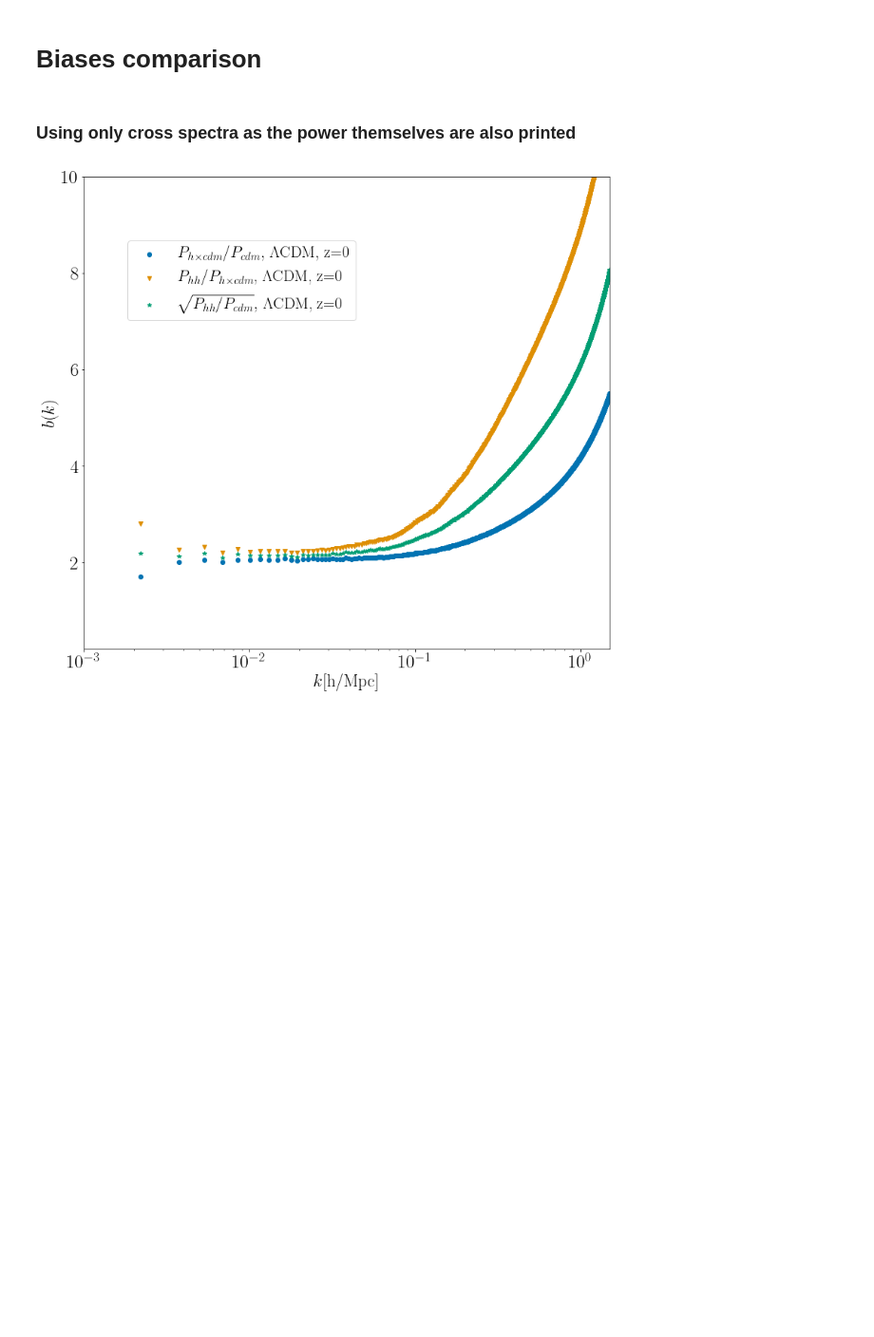
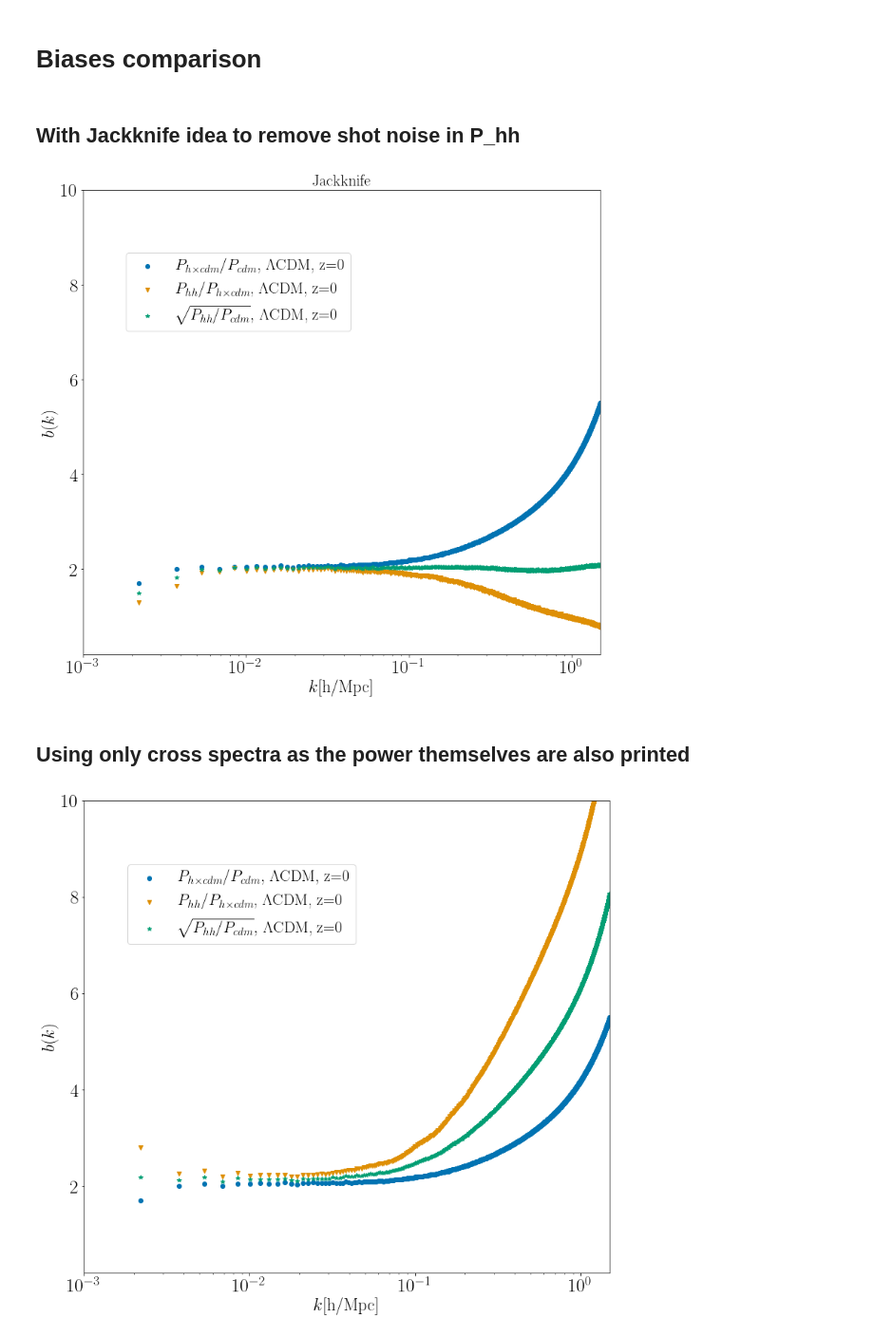
Before and after one commit to FarbodHassani/Doppler_RSD_N-body, a Jupyter notebook: Analysis-notebooks/Halo_bias.ipynb, the cells around one changed output. Shown: that part at 95% size. Drawn from its saved outputs; the diff is of its cells as text; code cells hidden in the pictures; blank space fills up the shorter version.

```diff
--- a/Analysis-notebooks/Halo_bias.ipynb
+++ b/Analysis-notebooks/Halo_bias.ipynb
@@ -47,6 +47,7 @@ directory = "/Users/farbod/Dropbox/Projects/Doppler_RSD/Data/Powerpsectra_correl
 directory_halo = "/Users/farbod/Dropbox/Projects/Doppler_RSD/Data/Power_spectra_correlation_function_RSD_noRSD_Halos/"
 # directory_power = "/Users/farbod/Dropbox/Projects/Doppler_RSD//Data/kevolution_gevolution_power_output/"
 directory_cross = "/Users/farbod/Dropbox/Projects/Doppler_RSD/Data/HaloxPcls_CrossPowerSpectra///"
+directory_jackknife = "/Users/farbod/Dropbox/Projects/Doppler_RSD/Data/AutoCorrelation_Halos_Jackknife//"
 
 files=["gevolution_boxsize_4032_ngrid_4608_lcdm_05062020",
        "gevolution_boxsize_4032_ngrid_4608_w_0m9_cs2_1_05062020",
@@ -77,6 +78,8 @@ for j in range(5): # file
 #         data['halo']['noRSD'][files_list[j]]['cor']['z='+str(redshifts[i])]=load(directory_halo+"/no_RSD//CF_full_"+files[j]+"_z_"+str(redshifts[i])+".npy");
 #         data['halo']['RSD'][files_list[j]]['cor']['z='+str(redshifts[i])]=load(directory_halo+"/RSD/CF_full_"+files[j]+"_z_"+str(redshifts[i])+".npy");
         data['cross']['noRSD'][files_list[j]]['pow']['z='+str(redshifts[i])]=load(directory_cross+"/noRSD/Cross_powerspectra_no_RSD///cross_pk3D_"+files[j]+"_z_"+str(redshifts[i])+".npy");
+        data['halo']['noRSD'][files_list[j]]['pow_jackknife']['z='+str(redshifts[i])]=load(directory_jackknife+"/Jackknife_Halos///Jackknife_pk3D_"+files[j]+"_z_"+str(redshifts[i])+".npy");
+        data['halo']['RSD'][files_list[j]]['pow_jackknife']['z='+str(redshifts[i])]=load(directory_jackknife+"/Jackknife_Halos_RSD//Jackknife_pk3D_"+files[j]+"_z_"+str(redshifts[i])+".npy");
 
         if (j==0):
             data['cross']['RSD'][files_list[j]]['pow']['z='+str(redshifts[i])]=load(directory_cross+"/RSD/Cross_powerspectra_lcdm//cross_pk3D_"+files[j]+"_z_"+str(redshifts[i])+".npy");
@@ -350,8 +353,71 @@ X=np.arange(0.001,20,1)
 [figure]
 # %% [markdown]
 # Biases comparison
+# %% [markdown]
+## With Jackknife idea to remove shot noise in P_hh
+# %%
+plt.rc('text', usetex=True)
+font = {'family' : 'normal',
+        'weight' : 'bold',
+        'size'   : text_size}
+matplotlib.rc('font', **font)
+fig, axs = plt.subplots(figsize=(13,12),nrows=1, ncols=1)
+plt.subplots_adjust(hspace=0.0)
+
+
+
+kind = 'halo'
+RSD ='noRSD'
+file = ['gev_lcdm','gev_em0','gev_em7','kev_em4','kev_em7'];
+decrip = ["$\Lambda$CDM, ","$w$CDM ($w=-0.9, c_s^2=1$), ","$w$CDM-gev ($w=-0.9, c_s^2=10^{-7}$), ",
+          "$w$CDM ($w=-0.9,, c_s^2=10^{-4}$), ","$w$CDM ($w=-0.9, c_s^2=10^{-7}$), "]
+z = ["z=0", "z=0.5", "z=1", "z=2", "z=3"];
+
+l=0
+
+
+l=0
+for num1 in [0]: # file 1
+    for j in [0]: # Redshifts
+#             kind1 = "cdm"
+#             kind2 = "cross"
+            kind1 = "cross"
+            kind2 = "cross"
+            [k1,pkref]=data[kind1][RSD][file[num1]]['pow'][z[j]][[0,2],:]
+            [k2,pk2]=data[kind2][RSD][file[num1]]['pow'][z[j]][[0,7],:]
+            axs.plot(k1,pk2/pkref,"o",color =Colors[l], lw=2,label=r"$P_{h \times cdm}/P_{cdm}$, "+ decrip[num1]+" "+z[j])
+
+
+#             kind1 = "halo"
+#             kind2 = "cross"
+#             [k_w,pk]=data[kind][RSD][file[i]]['pow_jackknife'][redshift][[0,7],:]
+
+            [k1,pk_h]=data['halo'][RSD][file[i]]['pow_jackknife'][z[j]][[0,7],:] # P_hh using jackknife
+            [k2,pk2]=data["cross"][RSD][file[num1]]['pow'][z[j]][[0,7],:]
+            axs.plot(k1,pk_h/pk2,"v",color =Colors[l+1], lw=2,label=r"$P_{hh}/P_{h \times cdm}$, "+ decrip[num1]+" "+z[j])
+
+#             kind1 = "cdm"
+#             kind2 = "halo"
+            [k1,pkref]=data['halo'][RSD][file[i]]['pow_jackknife'][z[j]][[0,7],:]
+            [k2,pk2]=data["cross"][RSD][file[num1]]['pow'][z[j]][[0,2],:]
+            axs.plot(k1,np.sqrt(pkref/pk2),"*",color =Colors[l+2], lw=2,label=r"$\sqrt{P_{hh}/P_{cdm}},$ "+ decrip[num1]+" "+z[j])
+            l=l+1;
+axs.set_title("Jackknife", fontsize=22)
+axs.set_ylabel(r'$b (k)$',fontsize=24)
+axs.set_xlabel('$k$[h/Mpc]',fontsize=24)
+axs.set_xscale('log')
+# plt.yscale('log')
+axs.set_ylim(0.2,10)
+axs.set_xlim(1.e-3,1.5)
+# axs[1].set_yticks([-0.1,-0.05,0,0.05,0.1,0.2,0.3])
+axs.legend(fontsize=22,bbox_to_anchor=[0.3, 0.78], loc='center')
+X=np.arange(0.001,20,1)
+# axs[1].fill_between(X, -1/100.,1/100.,color='k',alpha=.2)
+# axs[1].fill_between(X, -2/100.,2/100.,color='k',alpha=.1)
+# %% [output]
+[figure, added]
 # %% [markdown]
-###  Using only cross spectra as the power themselves are also printed
+##  Using only cross spectra as the power themselves are also printed
 # %%
 plt.rc('text', usetex=True)
 font = {'family' : 'normal',
```
Also changed, not shown: parts of 1 cell of this notebook, 1 other file.
